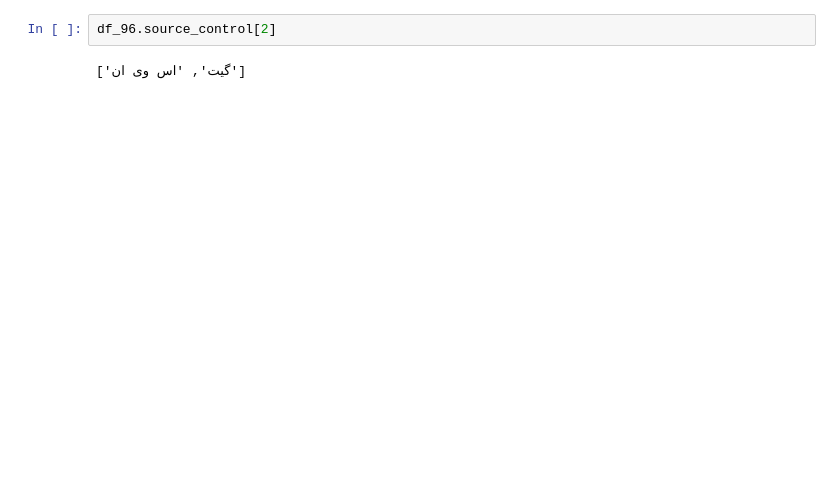
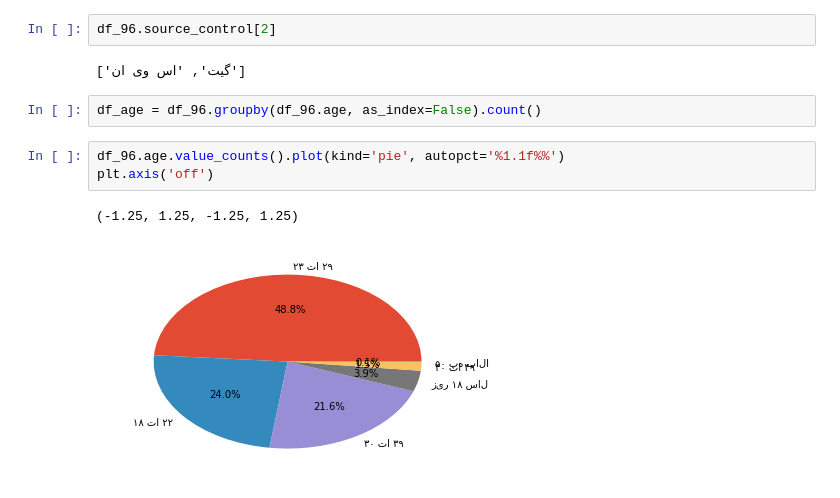
Before and after one commit to saeedesmaili/iran-developers-salary, a Jupyter notebook: 1396-analysis.ipynb, the cells around one changed output. Drawn from its saved outputs; the diff is of its cells as text; blank space fills up the shorter version.

```diff
--- a/1396-analysis.ipynb
+++ b/1396-analysis.ipynb
@@ -86,3 +169,11 @@ df_96.head()
 df_96.source_control[2]
 # %% [output]
 ['گیت', 'اس وی ان']
+# %%
+df_age = df_96.groupby(df_96.age, as_index=False).count()
+# %%
+df_96.age.value_counts().plot(kind='pie', autopct='%1.1f%%')
+plt.axis('off')
+# %% [output]
+(-1.25, 1.25, -1.25, 1.25)
+[figure, added]
```
Also changed, not shown: parts of 2 cells of this notebook.
